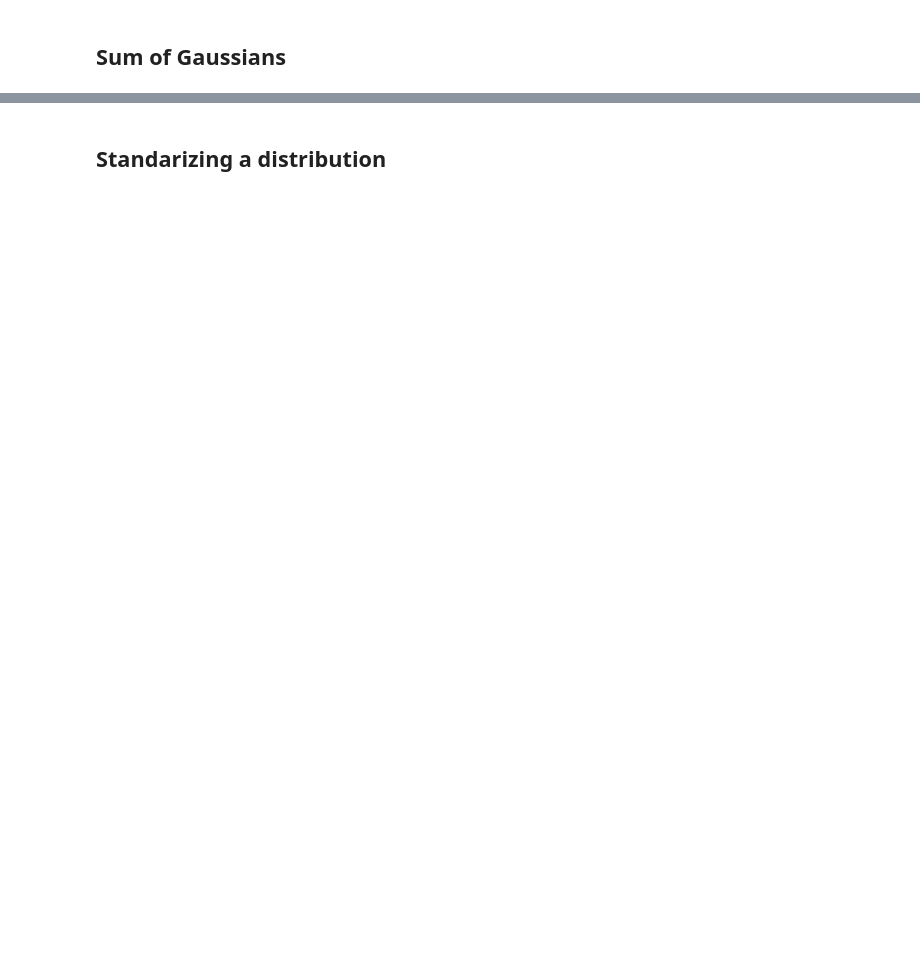
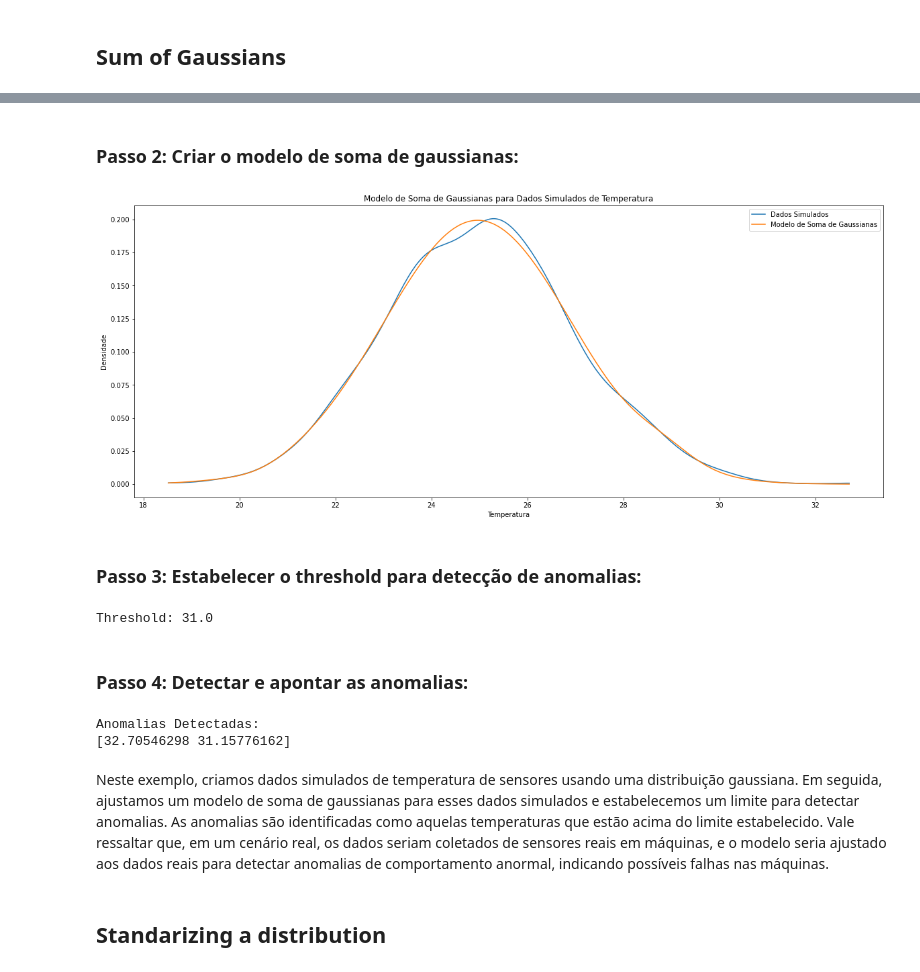
Before and after one commit to k3ybladewielder/math_for_ml_ds, a Jupyter notebook: prob_statistic_for_ml_ds/prob_statistic_for_ml_ds.ipynb, the cells around one changed output, grey strips where cells are left out. Drawn from its saved outputs; the diff is of its cells as text; code cells hidden in the pictures; blank space fills up the shorter version.

```diff
--- a/prob_statistic_for_ml_ds/prob_statistic_for_ml_ds.ipynb
+++ b/prob_statistic_for_ml_ds/prob_statistic_for_ml_ds.ipynb
@@ -1784,2 +2028,73 @@ A criação de dados sintéticos é útil para diversas aplicações, como aumen
+# %% [markdown]
+### Passo 2: Criar o modelo de soma de gaussianas:
+# %%
+from scipy.stats import norm, gaussian_kde
+
+# Criar o modelo de soma de gaussianas
+def sum_of_gaussians(x, means, stds, weights):
+    result = np.zeros_like(x)
+    for mean, std, weight in zip(means, stds, weights):
+        result += weight * norm.pdf(x, loc=mean, scale=std)
+    return result
+
+# Estimativas iniciais dos parâmetros do modelo
+initial_means = [20, 25, 30]
+initial_stds = [1, 1, 1]
+initial_weights = [0.2, 0.6, 0.2]
+
+# Estimar os parâmetros do modelo usando Kernel Density Estimation (KDE)
+density_estimation = gaussian_kde(temperatures)
+density_x = np.linspace(min(temperatures), max(temperatures), 1000)
+density_y = density_estimation(density_x)
+
+# Utilizar o algoritmo de otimização para ajustar os parâmetros do modelo
+from scipy.optimize import minimize
+
+def loss(params):
+    means = params[:3]
+    stds = params[3:6]
+    weights = params[6:]
+    y_pred = sum_of_gaussians(density_x, means, stds, weights)
+    return np.sum((density_y - y_pred)**2)
+
+# Otimização dos parâmetros
+params0 = initial_means + initial_stds + initial_weights
+result = minimize(loss, params0)
+final_means = result.x[:3]
+final_stds = result.x[3:6]
+final_weights = result.x[6:]
+
+# Visualizar o modelo de soma de gaussianas ajustado
+plt.plot(density_x, density_y, label='Dados Simulados')
+plt.plot(density_x, sum_of_gaussians(density_x, final_means, final_stds, final_weights), label='Modelo de Soma de Gaussianas')
+plt.xlabel('Temperatura')
+plt.ylabel('Densidade')
+plt.title('Modelo de Soma de Gaussianas para Dados Simulados de Temperatura')
+plt.legend()
+plt.show()
+# %% [output]
+[figure, added]
+# %% [markdown]
+### Passo 3: Estabelecer o threshold para detecção de anomalias:
+# %%
+# Definir o threshold como 3 desvios padrão acima da média
+threshold = mean_temperature + 3 * std_temperature
+print("Threshold:", threshold)
+# %% [output]
+Threshold: 31.0
+# %% [markdown]
+### Passo 4: Detectar e apontar as anomalias:
+# %%
+# Detectar as anomalias nos dados simulados
+anomalies = temperatures[temperatures > threshold]
+
+# Apontar as anomalias
+print("Anomalias Detectadas:")
+print(anomalies)
+# %% [output]
+Anomalias Detectadas:
+[32.70546298 31.15776162]
+# %% [markdown]
+Neste exemplo, criamos dados simulados de temperatura de sensores usando uma distribuição gaussiana. Em seguida, ajustamos um modelo de soma de gaussianas para esses dados simulados e estabelecemos um limite para detectar anomalias. As anomalias são identificadas como aquelas temperaturas que estão acima do limite estabelecido. Vale ressaltar que, em um cenário real, os dados seriam coletados de sensores reais em máquinas, e o modelo seria ajustado aos dados reais para detectar anomalias de comportamento anormal, indicando possíveis falhas nas máquinas.
 # %% [markdown]
 ## Standarizing a distribution
```
Also changed, not shown: parts of 27 cells of this notebook, 2 other files.
